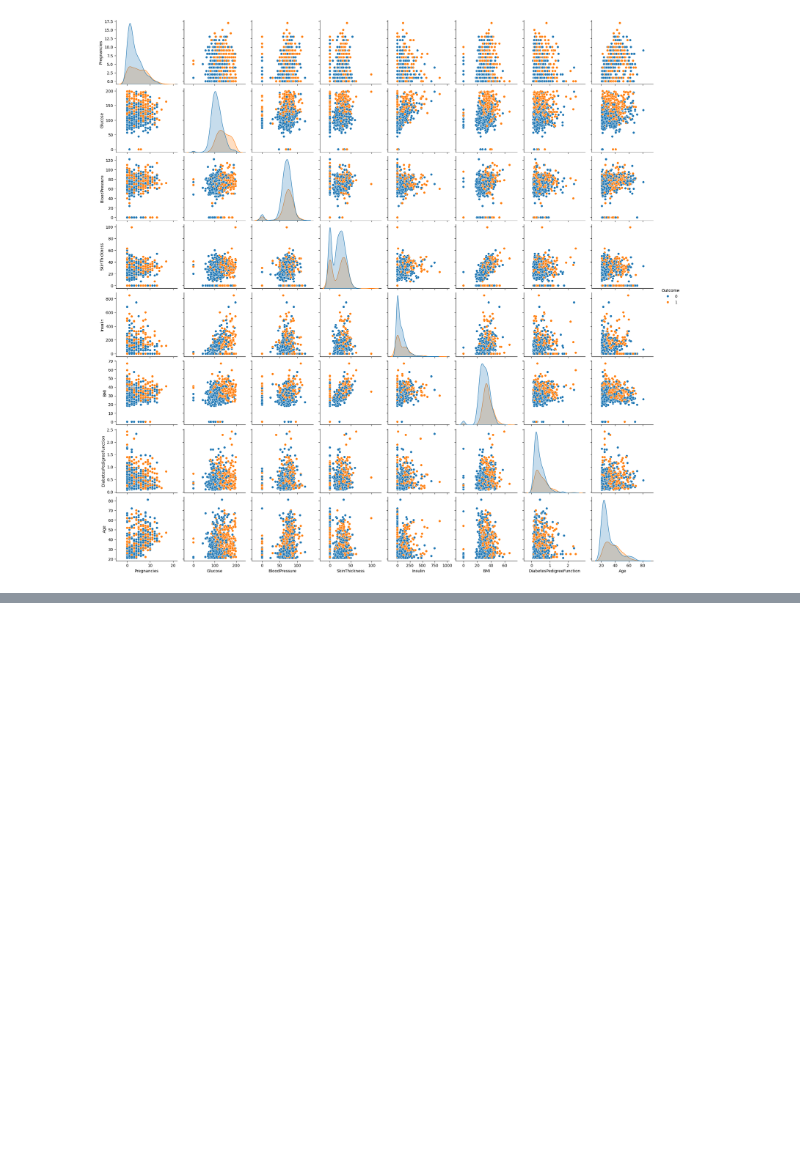
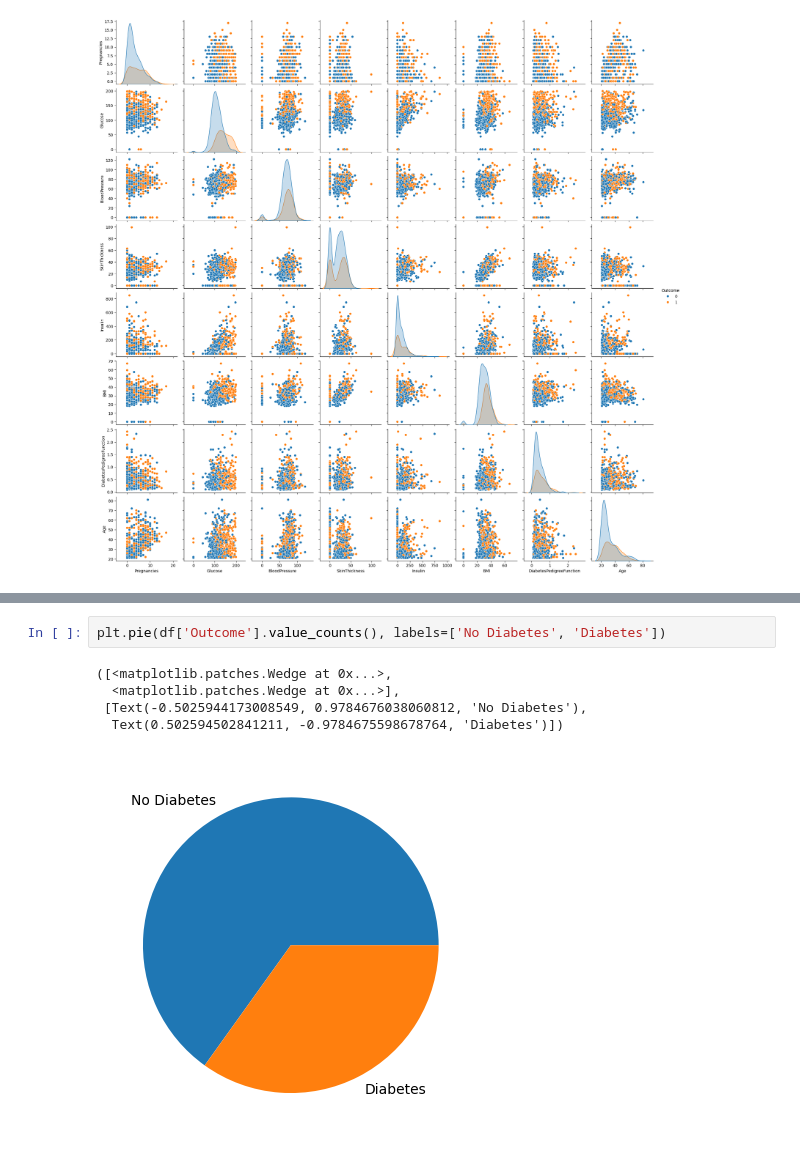
Before and after one commit to Anonymous096/MLOps, a Jupyter notebook: EDA-Visual.ipynb, the cells around one changed output, grey strips where cells are left out. Cells and saved outputs as stored; diff of their text form; blank space fills up the shorter version.

```diff
--- a/EDA-Visual.ipynb
+++ b/EDA-Visual.ipynb
@@ -90,0 +103,8 @@ sns.pairplot(df, hue='Outcome')
+# %%
+plt.pie(df['Outcome'].value_counts(), labels=['No Diabetes', 'Diabetes'])
+# %% [output]
+([<matplotlib.patches.Wedge at 0x...>,
+  <matplotlib.patches.Wedge at 0x...>],
+ [Text(-0.5025944173008549, 0.9784676038060812, 'No Diabetes'),
+  Text(0.502594502841211, -0.9784675598678764, 'Diabetes')])
+[figure, added]
```
Also changed, not shown: parts of 4 cells of this notebook.
